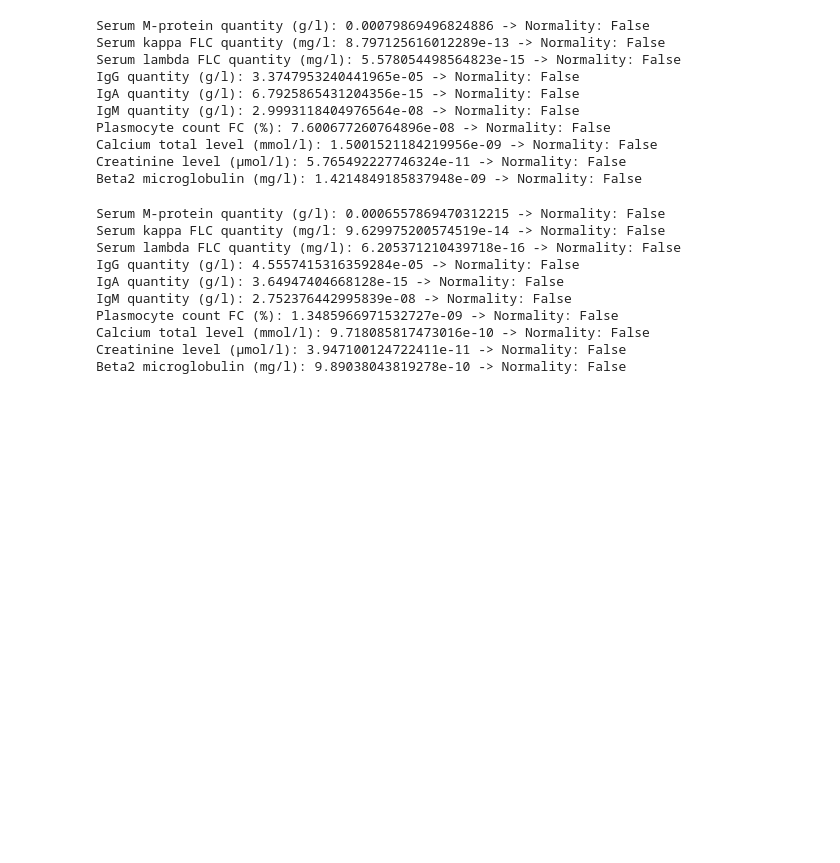
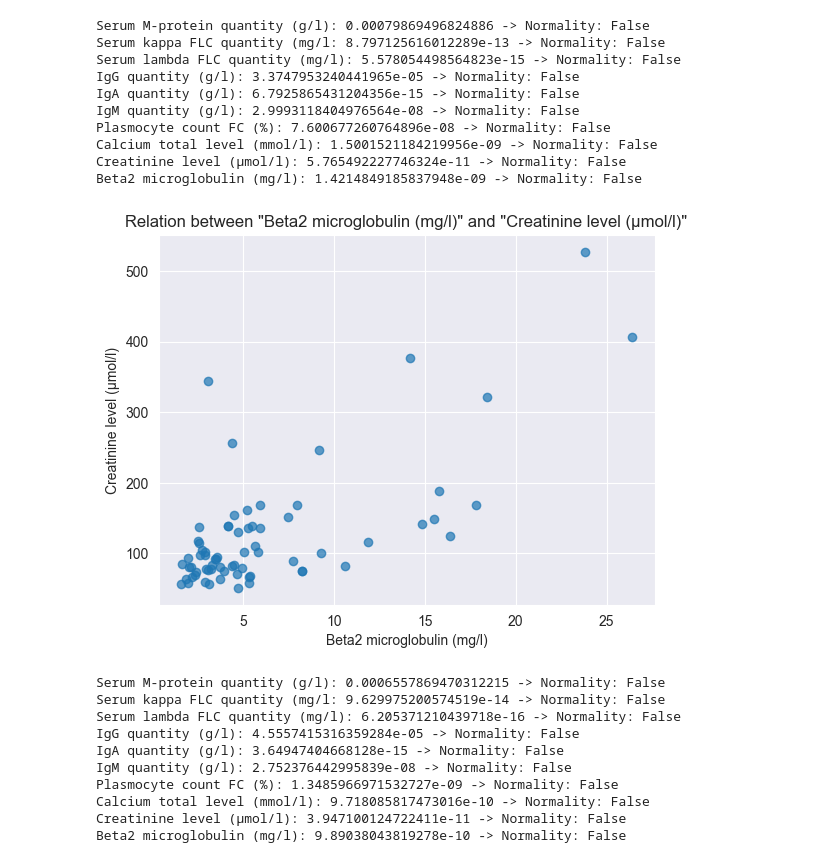
Before and after one commit to lukas1110/Analysis-of-multiple-myelomas-from-dual-CT, a Jupyter notebook: data_analysis/clinical_data_analysis.ipynb, the cells around one changed output. Cells and saved outputs as stored; diff of their text form; code cells hidden in the pictures; blank space fills up the shorter version.

```diff
--- a/data_analysis/clinical_data_analysis.ipynb
+++ b/data_analysis/clinical_data_analysis.ipynb
@@ -140,6 +143,24 @@ Plasmocyte count FC (%): 7.600677260764896e-08 -> Normality: False
 Calcium total level (mmol/l): 1.5001521184219956e-09 -> Normality: False
 Creatinine level (µmol/l): 5.765492227746324e-11 -> Normality: False
 Beta2 microglobulin (mg/l): 1.4214849185837948e-09 -> Normality: False
+# %%
+# Scatter plot between some variables
+# f1 = 'Serum M-protein quantity (g/l)'
+# f2 = 'IgG quantity (g/l)'
+
+f1 = 'Beta2 microglobulin (mg/l)'
+f2 = 'Creatinine level (µmol/l)'
+
+x = df[f1]
+y = df[f2]
+
+plt.scatter(x, y, alpha=0.7)
+plt.xlabel(f1)
+plt.ylabel(f2)
+plt.title(f'Relation between "{f1}" and "{f2}"', fontsize=12)
+plt.show()
+# %% [output]
+[figure, added]
 # %%
 # NORMALITY TEST WITH REPLACED NANs
 from sklearn.impute import SimpleImputer
```
Also changed, not shown: parts of 8 cells of this notebook, 5 other files.
